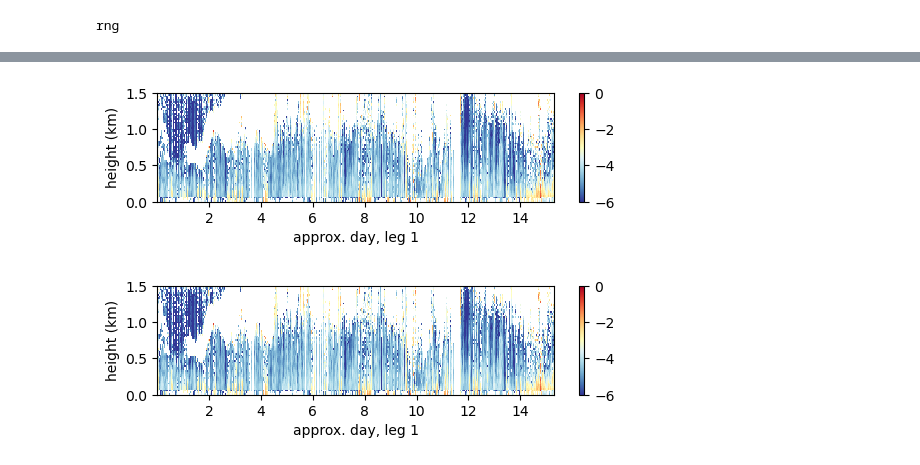
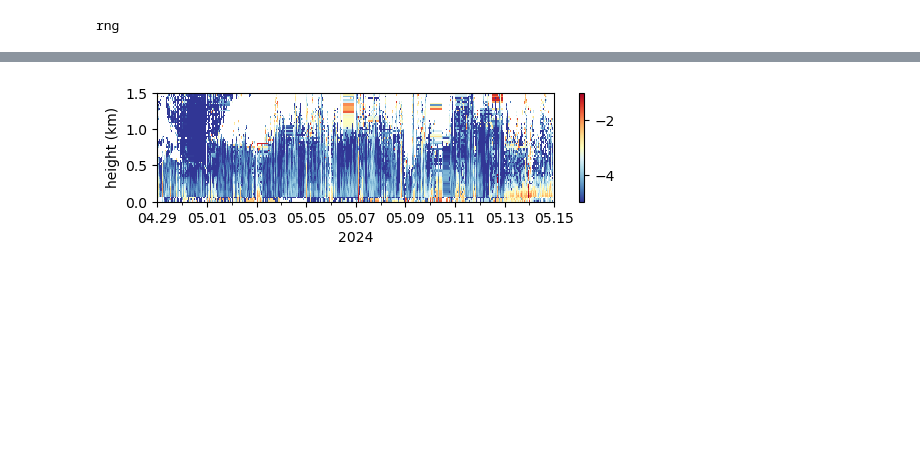
Before and after one commit to deszoeke/lidar, a Jupyter notebook: read_epsilon.ipynb, the cells around one changed output, grey strips where cells are left out. Cells and saved outputs as stored; diff of their text form; code cells hidden in the pictures; blank space fills up the shorter version.

Commit message:
chg read_epsilon

```diff
--- a/read_epsilon.ipynb
+++ b/read_epsilon.ipynb
@@ -32,8 +32,21 @@ files = filter(f -> startswith(f, "epsilon_2024") & endswith(f, ".jld2") , readd
 
 nf = length(files)
 epsi = Vector{Matrix{Union{Missing, Float64}}}(undef, nf)
+start_dt = Vector{Any}(undef, nf)
+end_dt = Vector{Any}(undef, nf)
+
 c = 0
 for f in files
     c += 1
     epsi[c] = load(joinpath(epsdir, f))["epsilon"]
 end
+
+# load times
+c = 0
+for f in filter(f -> startswith(f, "staredt_2024") & endswith(f, ".jld2") , readdir(epsdir))
+    c += 1
+    d = load(joinpath(epsdir, f))
+    tmp = d["start_dt"]
+    start_dt[c] = tmp
+    end_dt[c] = d["end_dt"]
+end
@@ -40,19 +73,33 @@ end
 # %%
 # map(x -> cat(x, dims=1), epsi)
 flt(ep) = m2n(ep) >= 0 ? ep : NaN
 nt = size(vcat(epsi...), 1)
+time = vcat(start_dt...)
+unique(time)
+uit = findfirst.(isequal.(unique(time)), [time])
+
+set_major_formatter(ax, s::String) = set_major_formatter(PyPlot.matplotlib.dates.DateFormatter(s))
 
 clf()
 subplot(3,1,1)
-pcolormesh((1:nt)/115, rng.(1:80)/1e3, log10.(pd(flt.(vcat(epsi...)))), cmap=ColorMap("RdYlBu_r"), vmin=-6, vmax=0)
+# pcolormesh((1:nt)/115, rng.(1:80)/1e3, log10.(pd(flt.(vcat(epsi...)))), cmap=ColorMap("RdYlBu_r"), vmin=-6, vmax=0)
+pcolormesh(time[uit], rng.(1:80)/1e3, log10.(pd(flt.(vcat(epsi...))[uit,:])), cmap=ColorMap("RdYlBu_r"), vmin=-5, vmax=-1)
 colorbar()
 ylim([0, 1.5])
 ylabel("height (km)")
-xlabel("approx. day, leg 1")
+xlim([Date(2024,4,29), Date(2024,5,15)])
+xlabel("2024")
+
+ax = gca()
+ax.xaxis.set_major_formatter(PyPlot.matplotlib.dates.DateFormatter("%m.%d"))
+mx = PyPlot.matplotlib.ticker.MultipleLocator(1) # Define interval of minor ticks
+ax.xaxis.set_minor_locator(mx) # Set interval of minor ticks
+# xlabel("approx. day, leg 1")
+
+savefig("epsilon_leg1.pdf")
 gcf()
 # %% [output]
-[figure, old version]
+[figure, new version]
-[figure, removed]
 # %%
 f = files[2]
 epsi = load(joinpath(epsdir, f))["epsilon"]
```
Also changed, not shown: parts of 2 cells of this notebook.
